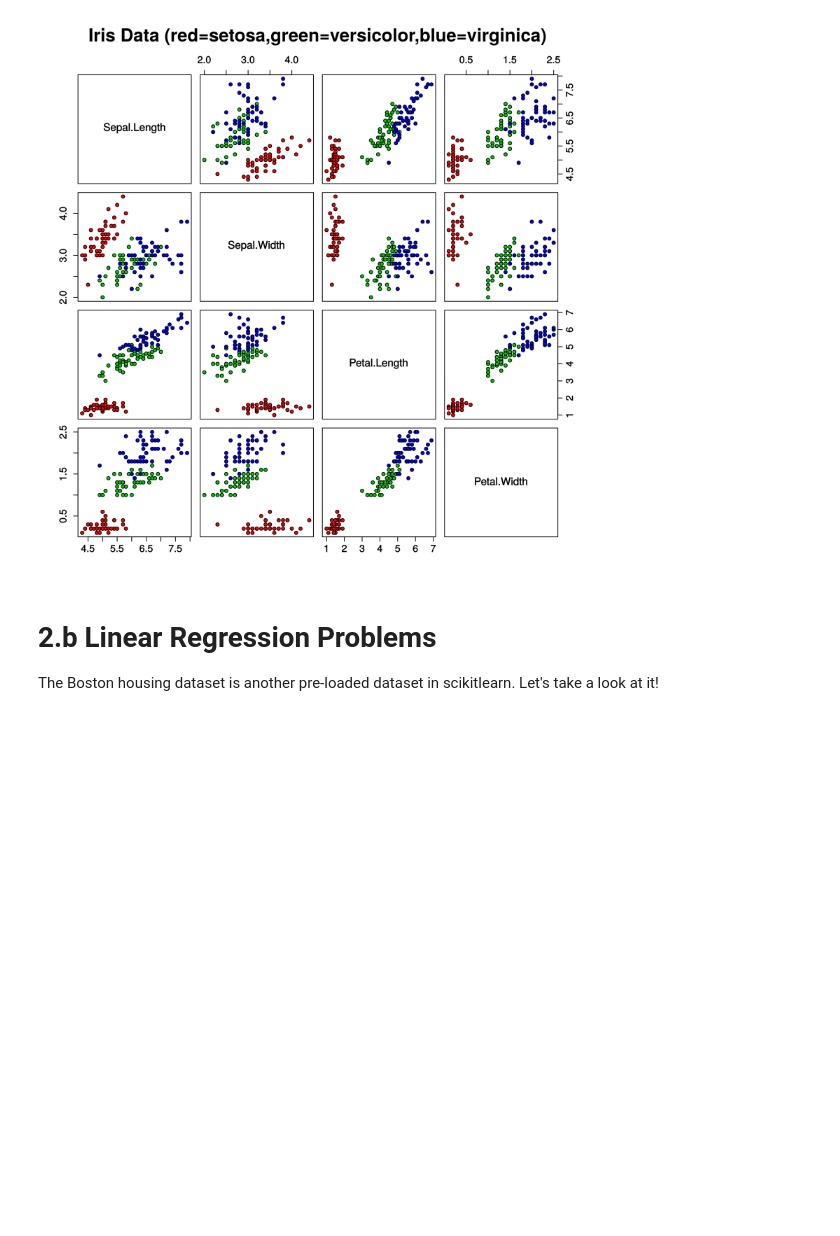
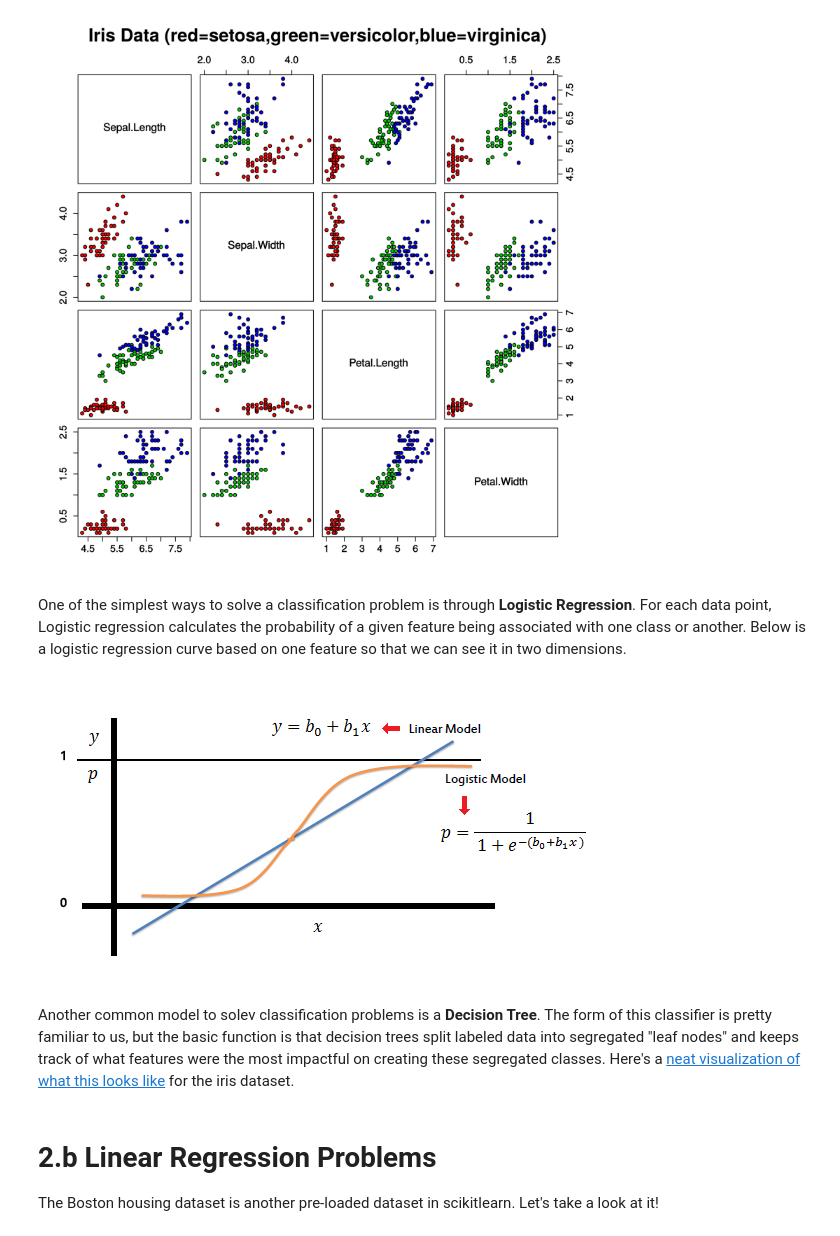
Before and after one commit to maripqz/WWC-Workshop-Intro-to-Machine-Learning, a Jupyter notebook: Lecture_Notes.ipynb, the cells around one changed output. Saved outputs shown, nothing was run; the diff lists cells and outputs as text; code cells hidden in the pictures; blank space fills up the shorter version.

```diff
--- a/Lecture_Notes.ipynb
+++ b/Lecture_Notes.ipynb
@@ -37,6 +37,15 @@ If you're working with categories, (yes/no, churn/not churn, accepted/rejected,
 Image("img/Iris_dataset_scatterplot.svg.png")
 # %% [output]
 [figure]
+# %% [markdown]
+One of the simplest ways to solve a classification problem is through **Logistic Regression**. For each data point, Logistic regression calculates the probability of a given feature being associated with one class or another. Below is a logistic regression curve based on one feature so that we can see it in two dimensions.
+# %%
+#Image Source http://www.saedsayad.com/logistic_regression.htm
+Image('img/LogReg_1.png')
+# %% [output]
+[figure, added]
+# %% [markdown]
+Another common model to solev classification problems is a **Decision Tree**. The form of this classifier is pretty familiar to us, but the basic function is that decision trees split labeled data into segregated "leaf nodes" and keeps track of what features were the most impactful on creating these segregated classes. Here's a [neat visualization of what this looks like](https://bl.ocks.org/ajschumacher/65eda1df2b0dd2cf616f) for the iris dataset.
 # %% [markdown]
 # 2.b Linear Regression Problems
 The Boston housing dataset is another pre-loaded dataset in scikitlearn. Let's take a look at it!
```
Also changed, not shown: parts of 8 cells of this notebook.
